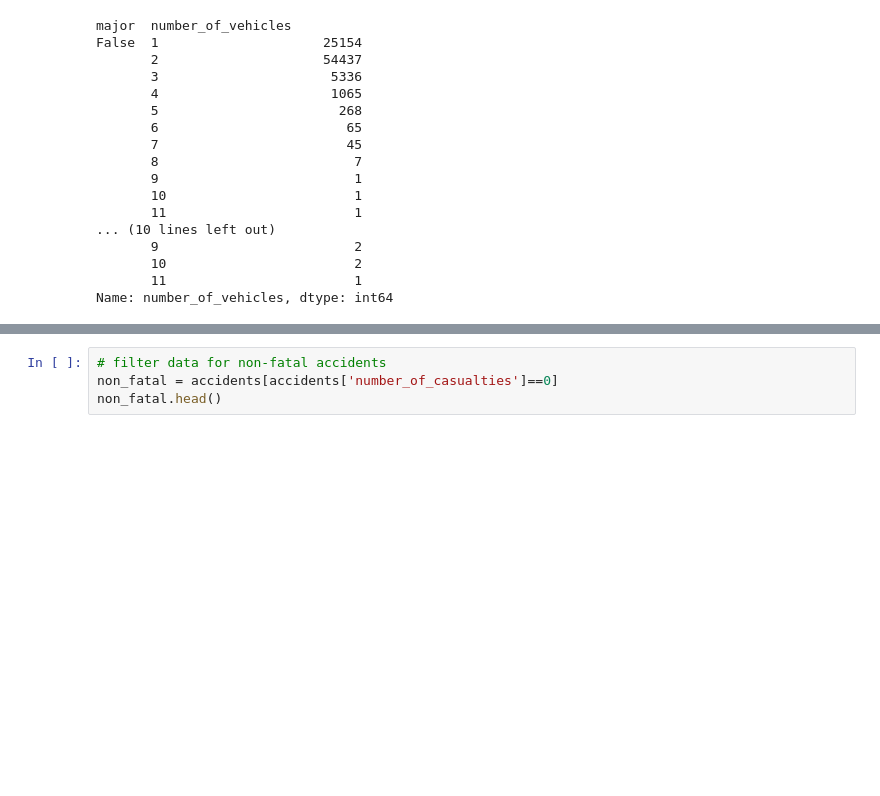
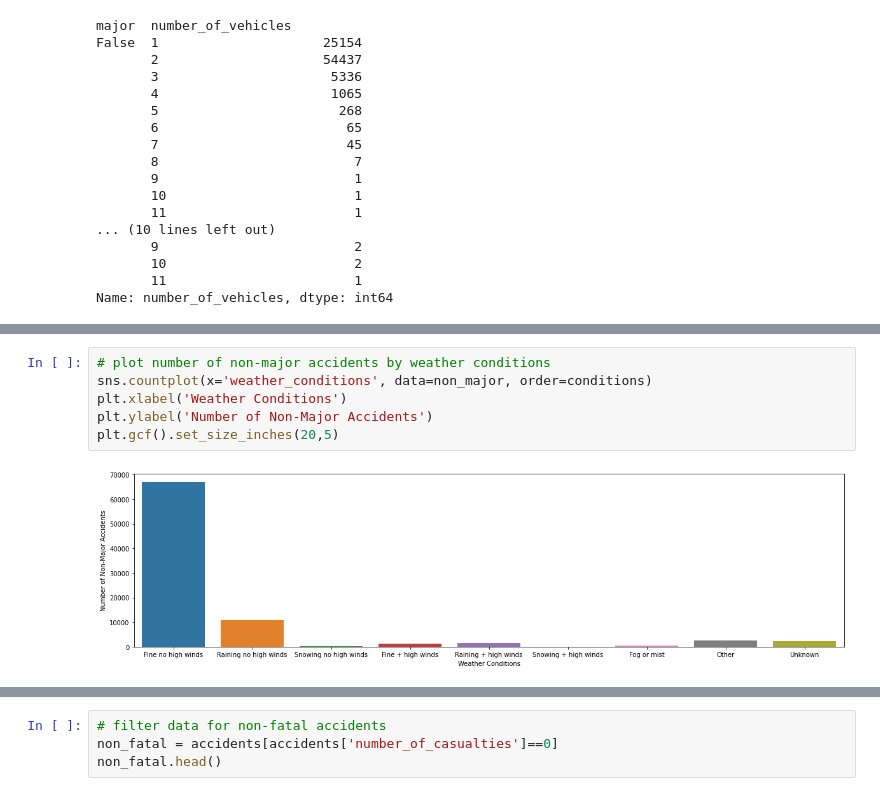
Before and after one commit to teruki-i/high_fatality_accidents, a Jupyter notebook: notebook.ipynb, the cells around one changed output, grey strips where cells are left out. Saved outputs shown, nothing was run; the diff lists cells and outputs as text; blank space fills up the shorter version.

```diff
--- a/notebook.ipynb
+++ b/notebook.ipynb
@@ -343,0 +409,8 @@ Name: number_of_vehicles, dtype: int64
+# %%
+# plot number of non-major accidents by weather conditions
+sns.countplot(x='weather_conditions', data=non_major, order=conditions)
+plt.xlabel('Weather Conditions')
+plt.ylabel('Number of Non-Major Accidents')
+plt.gcf().set_size_inches(20,5)
+# %% [output]
+[figure, added]
```
Also changed, not shown: parts of 8 cells of this notebook.
